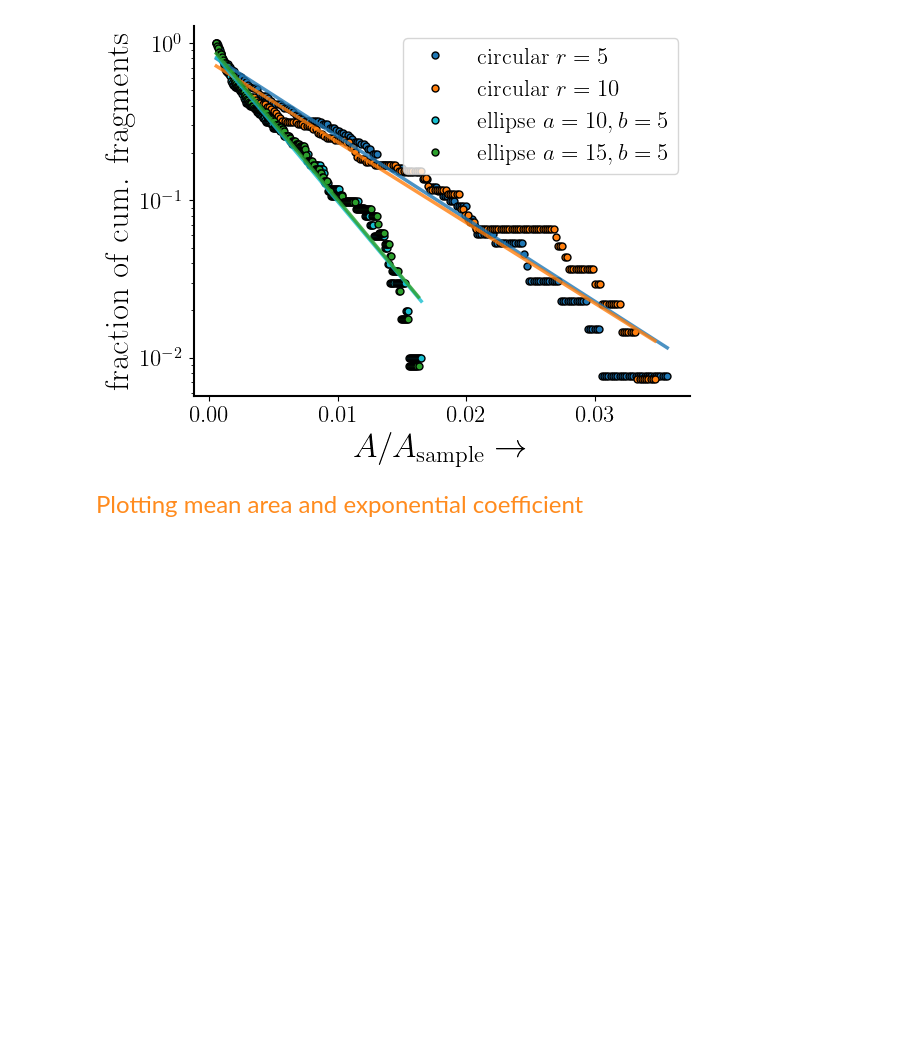
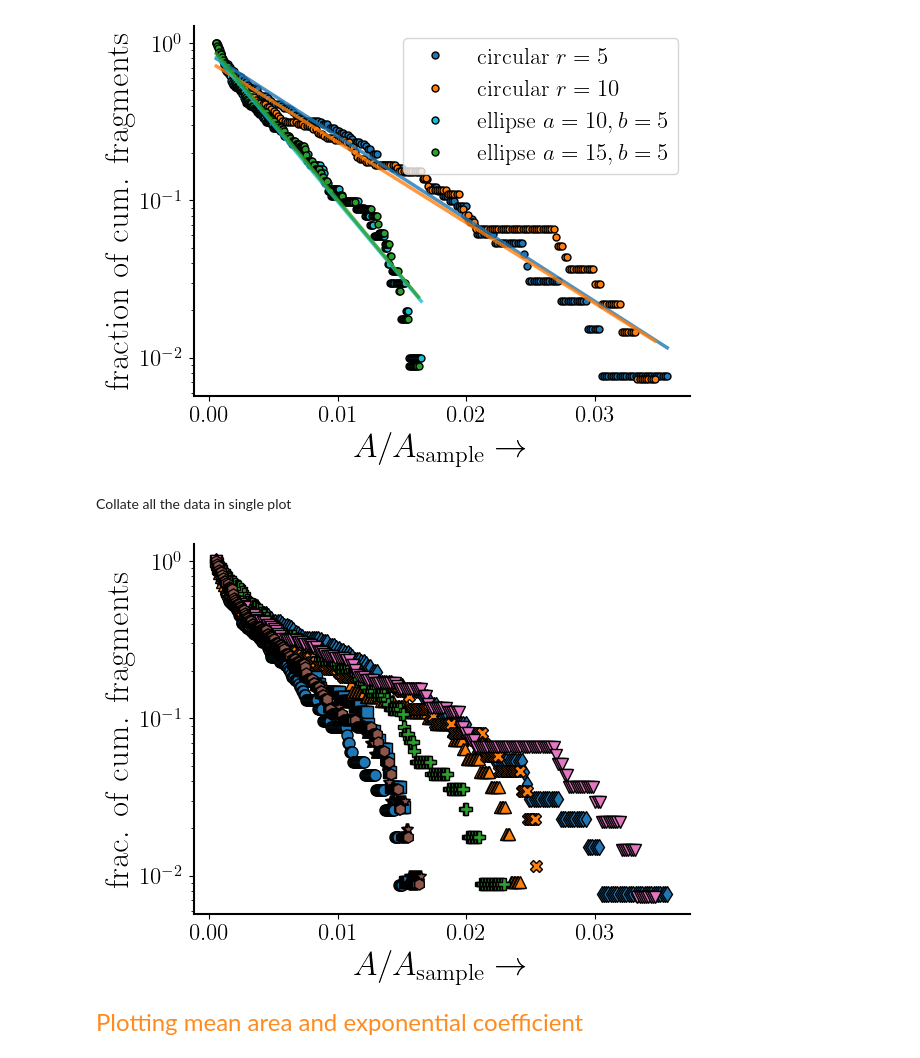
Before and after one commit to VinDawara/residual_network, a Jupyter notebook: cum_area/notebook/cum_area_numerical.ipynb, the cells around one changed output. Saved outputs shown, nothing was run; the diff lists cells and outputs as text; code cells hidden in the pictures; blank space fills up the shorter version.

```diff
--- a/cum_area/notebook/cum_area_numerical.ipynb
+++ b/cum_area/notebook/cum_area_numerical.ipynb
@@ -270,19 +255,19 @@ save_path = r'C:\MyData\Stressed network work\Data\simulation\area\results\colla
 
 filename = r'T3_m5eb03h5_d5t125'
 with open(read_path + f'/{filename}', 'rb') as f:
-    cum_area_h1, cum_count_h1, p_h1, _, _ = pickle.load(f)    # the last variable stores covariance which we don't need
+    cum_area_h1, cum_count_h1, p_h1, _, area_h1 = pickle.load(f)    # the last variable stores covariance which we don't need
 
 filename = r'T7_m5eb03h10_d5t125'
 with open(read_path + f'/{filename}', 'rb') as f:
-    cum_area_h2, cum_count_h2, p_h2, _, _ = pickle.load(f)
+    cum_area_h2, cum_count_h2, p_h2, _, area_h2 = pickle.load(f)
 
 filename = r'T8_m5eb03e10_5_d5t125'
 with open(read_path + f'/{filename}', 'rb') as f:
-    cum_area_el1, cum_count_el1, p_el1, _, _ = pickle.load(f)
+    cum_area_el1, cum_count_el1, p_el1, _, area_el1 = pickle.load(f)
 
 filename = r'T9_m5eb03e15_5_d5t125'
 with open(read_path + f'/{filename}', 'rb') as f:
-    cum_area_el2, cum_count_el2, p_el2, _, _ = pickle.load(f)
+    cum_area_el2, cum_count_el2, p_el2, _, area_el2 = pickle.load(f)
 
 
 # We can separately plot and check the data
@@ -308,6 +293,55 @@ fig.savefig(save_path+ '/collated_vary_shape.png', dpi=300, bbox_inches='tight')
 plt.show()
 # %% [output]
 [figure]
+# %% [markdown]
+Collate all the data in single plot
+# %%
+read_path = r'C:\MyData\Stressed network work\Data\simulation\area\results'
+save_path = r'C:\MyData\Stressed network work\Data\simulation\area\results\collated'
+
+fig, ax = plt.subplots()
+A_num = 60*60   # non-dimensional by total area of the network
+mec = 'black'
+ms = 8
+
+# varying m
+ax.plot(cum_area_m2/A_num, cum_count_m2/cum_count_m2[0], linestyle='none', ms=ms, marker='o', color='tab:blue', label=r'$m=2$', mec=mec)
+ax.plot(cum_area_m3/A_num, cum_count_m3/cum_count_m3[0], linestyle='none', ms=ms, marker='s', color='tab:blue', label=r'$m=3$', mec=mec)
+ax.plot(cum_area_m5/A_num, cum_count_m5/cum_count_m5[0], linestyle='none', ms=ms, marker='d', color='tab:blue', label=r'$m=5$', mec=mec)
+# ax.plot(cum_area_m2/A_num, exp_fit(cum_area_m2, p_m2[0], p_m2[1]), color='tab:blue', alpha=0.8)
+# ax.plot(cum_area_m3/A_num, exp_fit(cum_area_m3, p_m3[0], p_m3[1]), color='tab:orange', alpha=0.8)
+# ax.plot(cum_area_m5/A_num, exp_fit(cum_area_m5, p_m5[0], p_m5[1]), color='tab:cyan', alpha=0.8)
+
+# varying eb
+ax.plot(cum_area_e2/A_num, cum_count_e2/cum_count_e2[0], linestyle='none', ms=ms, marker='^', color='tab:orange', label=r'$\epsilon_b=0.35$', mec=mec)
+ax.plot(cum_area_e3/A_num, cum_count_e3/cum_count_e3[0], linestyle='none', ms=ms, marker='X', color='tab:orange', label=r'$\epsilon_b=0.4$', mec=mec)
+# ax.plot(cum_area_e2/A_num, exp_fit(cum_area_e2, p_e2[0], p_e2[1]), color='tab:orange', alpha=0.8)
+# ax.plot(cum_area_e3/A_num, exp_fit(cum_area_e3, p_e3[0], p_e3[1]), color='tab:cyan', alpha=0.8)
+
+# varying v0
+ax.plot(cum_area_v1/A_num, cum_count_v1/cum_count_v1[0], linestyle='none', ms=ms, marker='P', color='tab:green', label=r'$v_0=0.02$', mec=mec)
+# ax.plot(cum_area_v1/A_num, exp_fit(cum_area_v1, p_v1[0], p_v1[1]), color='tab:blue', alpha=0.8)
+
+# varying shape
+ax.plot(cum_area_h2/A_num, cum_count_h2/cum_count_h2[0], linestyle='none', ms=ms, marker='v', color='tab:pink', label='circular $r=10$', mec=mec)
+ax.plot(cum_area_el1/A_num, cum_count_el1/cum_count_el1[0], linestyle='none', ms=ms, marker='*', color='tab:brown', label='ellipse $a=10, b=5$', mec=mec)
+ax.plot(cum_area_el2/A_num, cum_count_el2/cum_count_el2[0], linestyle='none', ms=ms, marker='h', color='tab:brown', label='ellipse $a=15, b=5$', mec=mec)
+
+# ax.plot(cum_area_h2/A_num, exp_fit(cum_area_h2, p_h2[0], p_h2[1]), color='tab:orange', alpha=0.8)
+# ax.plot(cum_area_el1/A_num, exp_fit(cum_area_el1, p_el1[0], p_el1[1]), color='tab:cyan', alpha=0.8)
+# ax.plot(cum_area_el2/A_num, exp_fit(cum_area_el2, p_el2[0], p_el2[1]), color='tab:green', alpha=0.8)
+
+ax.set_xlabel(r'$A/A_{\rm{sample}}\rightarrow$')
+ax.set_ylabel(r'frac. of cum. fragments')
+
+# Uncomment the following line if you want to use semilog scale
+ax.set_yscale('log')
+
+# ax.legend()
+fig.savefig(save_path+ '/collated_numerical.png', dpi=300, bbox_inches='tight')
+plt.show()
+# %% [output]
+[figure, added]
 # %% [markdown]
 <font size="5"> <span style="color:rgb(255, 139, 30);"> Plotting mean area and exponential coefficient </span>
 # %%
```
Also changed, not shown: parts of 16 cells of this notebook.
